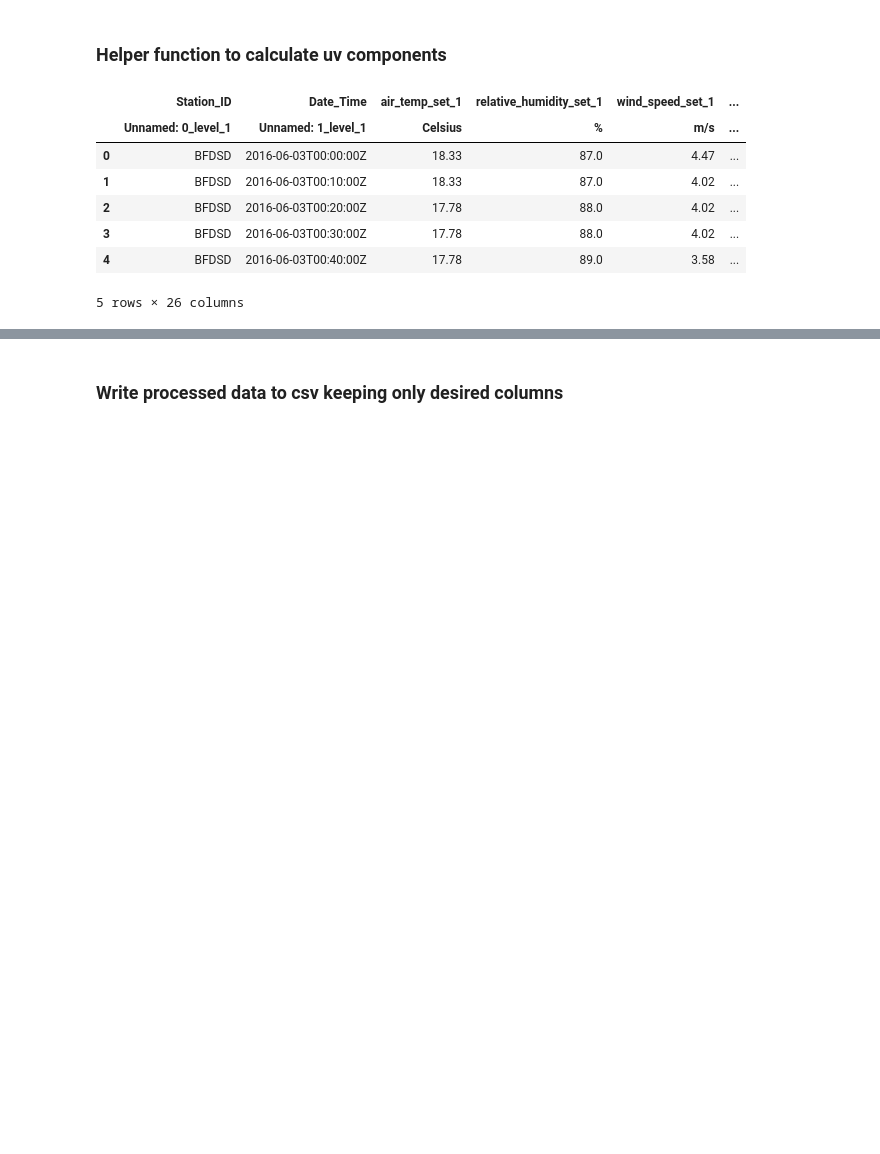
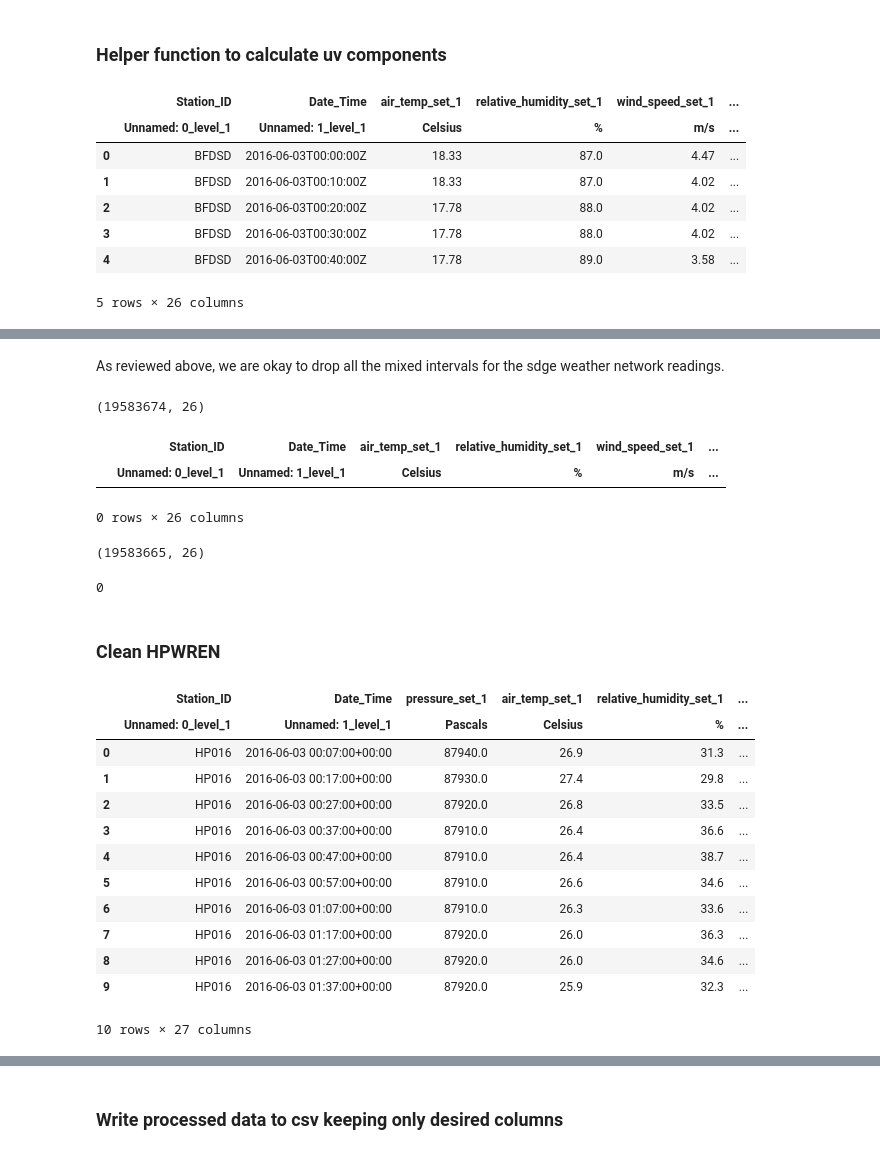
Before and after one commit to shaneluna/smokeynet-engineering, a Jupyter notebook: notebooks/weather/2_weather_process_get_weather_data.ipynb, the cells around one changed output, grey strips where cells are left out. Cells and saved outputs as stored; diff of their text form; code cells hidden in the pictures; blank space fills up the shorter version.

```diff
--- a/notebooks/weather/2_weather_process_get_weather_data.ipynb
+++ b/notebooks/weather/2_weather_process_get_weather_data.ipynb
@@ -329,0 +336,10 @@ weather_sdge_df.head()
+# %%
+weather_sdge_df["Date_Time"] = pd.to_datetime(
+    weather_sdge_df["Date_Time"]["Unnamed: 1_level_1"]
+)
+weather_hpwren_df["Date_Time"] = pd.to_datetime(
+    weather_hpwren_df["Date_Time"]["Unnamed: 1_level_1"]
+)
+weather_sce_df["Date_Time"] = pd.to_datetime(
+    weather_sce_df["Date_Time"]["Unnamed: 1_level_1"]
+)
@@ -329,0 +440,17 @@ weather_sdge_df.head()
+# %%
+pd.set_option("display.max_rows", None)
+
+weather_sdge_df[
+    (
+        weather_sdge_df["Date_Time"]["Unnamed: 1_level_1"]
+        >= datetime(2017, 7, 10, 14, 40, 0, 0, pytz.UTC)
+    )
+    & (
+        weather_sdge_df["Date_Time"]["Unnamed: 1_level_1"]
+        < datetime(2017, 7, 10, 16, 0, 0, 0, pytz.UTC)
+    )
+    & (
+        (weather_sdge_df["Station_ID"]["Unnamed: 0_level_1"] == "BFDSD")
+        | (weather_sdge_df["Station_ID"]["Unnamed: 0_level_1"] == "CHOSD")
+    )
+]["Date_Time"]["Unnamed: 1_level_1"]
@@ -329,0 +549,51 @@ weather_sdge_df.head()
+# %%
+pd.reset_option("display.max_rows")
+# %% [markdown]
+As reviewed above, we are okay to drop all the mixed intervals for the sdge weather network readings.
+# %%
+weather_sdge_df.shape
+# %% [output]
+(19583674, 26)
+# %%
+# Drop the 9 rows
+index_list_to_drop = weather_sdge_df[
+    (weather_sdge_df["Date_Time"]["Unnamed: 1_level_1"].dt.minute % 10) != 0
+].index.tolist()
+
+weather_sdge_df.drop(index_list_to_drop, axis=0, inplace=True)
+
+weather_sdge_df[
+    (weather_sdge_df["Date_Time"]["Unnamed: 1_level_1"].dt.minute % 10) != 0
+]
+# %% [output]
+|  | Station_ID | Date_Time | air_temp_set_1 | relative_humidity_set_1 | wind_speed_set_1 | ... |
+|  | Unnamed: 0_level_1 | Unnamed: 1_level_1 | Celsius | % | m/s | ... |
+0 rows × 26 columns
+# %%
+weather_sdge_df.shape
+# %% [output]
+(19583665, 26)
+# %%
+get_misaligned_datetime_count(weather_sdge_df)
+# %% [output]
+0
+# %% [markdown]
+### Clean HPWREN
+# %%
+weather_hpwren_df[
+    (weather_hpwren_df["Date_Time"]["Unnamed: 1_level_1"].dt.minute % 10) != 0
+].head(10)
+# %% [output]
+|  | Station_ID | Date_Time | pressure_set_1 | air_temp_set_1 | relative_humidity_set_1 | ... |
+|  | Unnamed: 0_level_1 | Unnamed: 1_level_1 | Pascals | Celsius | % | ... |
+| 0 | HP016 | 2016-06-03 00:07:00+00:00 | 87940.0 | 26.9 | 31.3 | ... |
+| 1 | HP016 | 2016-06-03 00:17:00+00:00 | 87930.0 | 27.4 | 29.8 | ... |
+| 2 | HP016 | 2016-06-03 00:27:00+00:00 | 87920.0 | 26.8 | 33.5 | ... |
+| 3 | HP016 | 2016-06-03 00:37:00+00:00 | 87910.0 | 26.4 | 36.6 | ... |
+| 4 | HP016 | 2016-06-03 00:47:00+00:00 | 87910.0 | 26.4 | 38.7 | ... |
+| 5 | HP016 | 2016-06-03 00:57:00+00:00 | 87910.0 | 26.6 | 34.6 | ... |
+| 6 | HP016 | 2016-06-03 01:07:00+00:00 | 87910.0 | 26.3 | 33.6 | ... |
+| 7 | HP016 | 2016-06-03 01:17:00+00:00 | 87920.0 | 26.0 | 36.3 | ... |
+| 8 | HP016 | 2016-06-03 01:27:00+00:00 | 87920.0 | 26.0 | 34.6 | ... |
+| 9 | HP016 | 2016-06-03 01:37:00+00:00 | 87920.0 | 25.9 | 32.3 | ... |
+10 rows × 27 columns
```
Also changed, not shown: parts of 28 cells of this notebook.
